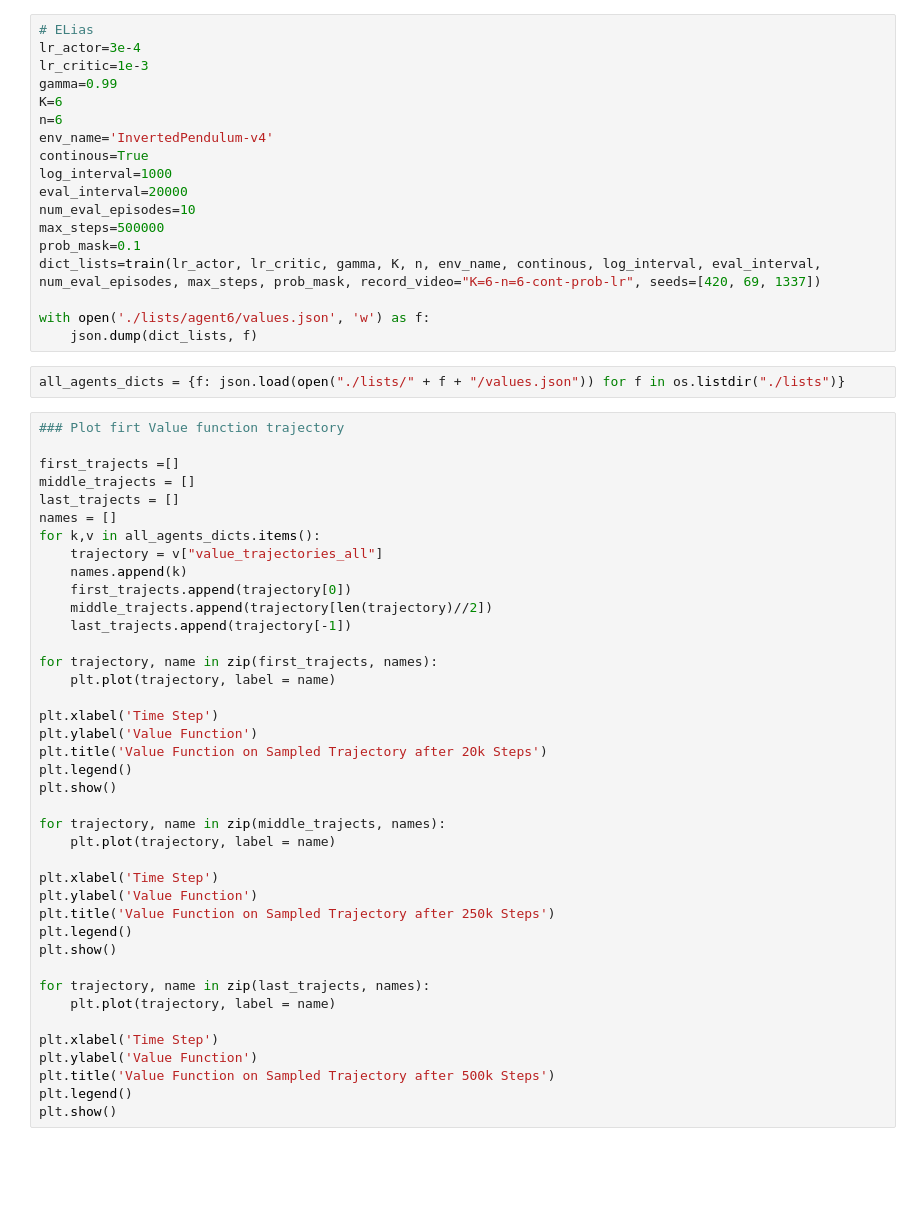
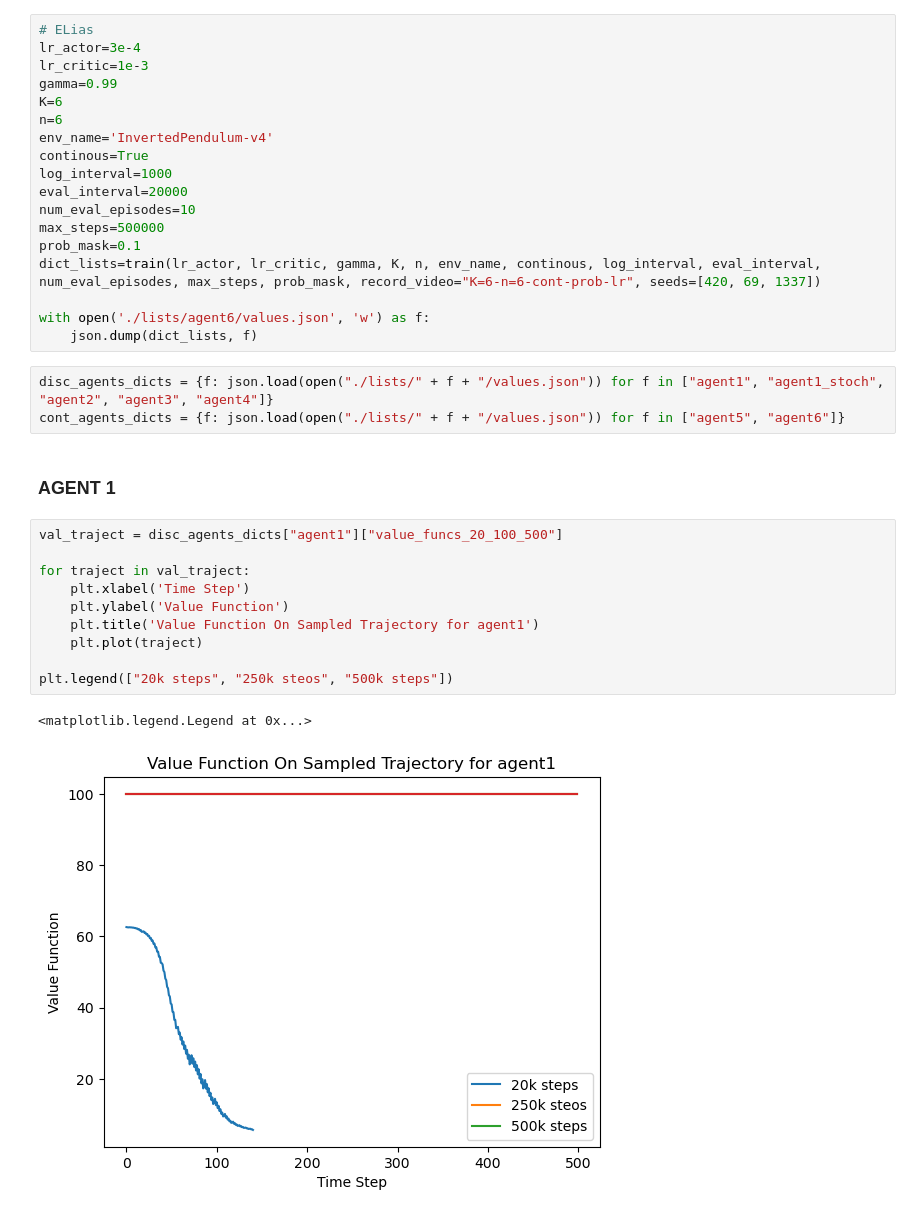
Before and after one commit to AliBakly/CartPole-A2C-reinforcement-learning, a Jupyter notebook: Solution.ipynb, the cells around one changed output. Drawn from its saved outputs; the diff is of its cells as text; blank space fills up the shorter version.

Commit message:
Added plots

```diff
--- a/Solution.ipynb
+++ b/Solution.ipynb
@@ -153,44 +155,20 @@ dict_lists=train(lr_actor, lr_critic, gamma, K, n, env_name, continous, log_inte
 with open('./lists/agent6/values.json', 'w') as f:
     json.dump(dict_lists, f)
 # %%
-all_agents_dicts = {f: json.load(open("./lists/" + f + "/values.json")) for f in os.listdir("./lists")}
+disc_agents_dicts = {f: json.load(open("./lists/" + f + "/values.json")) for f in ["agent1", "agent1_stoch", "agent2", "agent3", "agent4"]}
+cont_agents_dicts = {f: json.load(open("./lists/" + f + "/values.json")) for f in ["agent5", "agent6"]}
-# %%
-### Plot firt Value function trajectory
-
-first_trajects =[]
-middle_trajects = []
-last_trajects = []
-names = []
-for k,v in all_agents_dicts.items():
-    trajectory = v["value_trajectories_all"]
-    names.append(k)
-    first_trajects.append(trajectory[0])
-    middle_trajects.append(trajectory[len(trajectory)//2])
-    last_trajects.append(trajectory[-1])
-
-for trajectory, name in zip(first_trajects, names):
-    plt.plot(trajectory, label = name)
-
-plt.xlabel('Time Step')
-plt.ylabel('Value Function')
-plt.title('Value Function on Sampled Trajectory after 20k Steps')
-plt.legend()
-plt.show()
-
-for trajectory, name in zip(middle_trajects, names):
-    plt.plot(trajectory, label = name)
-
-plt.xlabel('Time Step')
-plt.ylabel('Value Function')
-plt.title('Value Function on Sampled Trajectory after 250k Steps')
-plt.legend()
-plt.show()
-
-for trajectory, name in zip(last_trajects, names):
-    plt.plot(trajectory, label = name)
-
-plt.xlabel('Time Step')
-plt.ylabel('Value Function')
-plt.title('Value Function on Sampled Trajectory after 500k Steps')
-plt.legend()
-plt.show()
+# %% [markdown]
+### AGENT 1
+# %%
+val_traject = disc_agents_dicts["agent1"]["value_funcs_20_100_500"]
+
+for traject in val_traject:
+    plt.xlabel('Time Step')
+    plt.ylabel('Value Function')
+    plt.title('Value Function On Sampled Trajectory for agent1')
+    plt.plot(traject)
+
+plt.legend(["20k steps", "250k steos", "500k steps"])
+# %% [output]
+<matplotlib.legend.Legend at 0x...>
+[figure, added]
```
Also changed, not shown: parts of 20 cells of this notebook.
